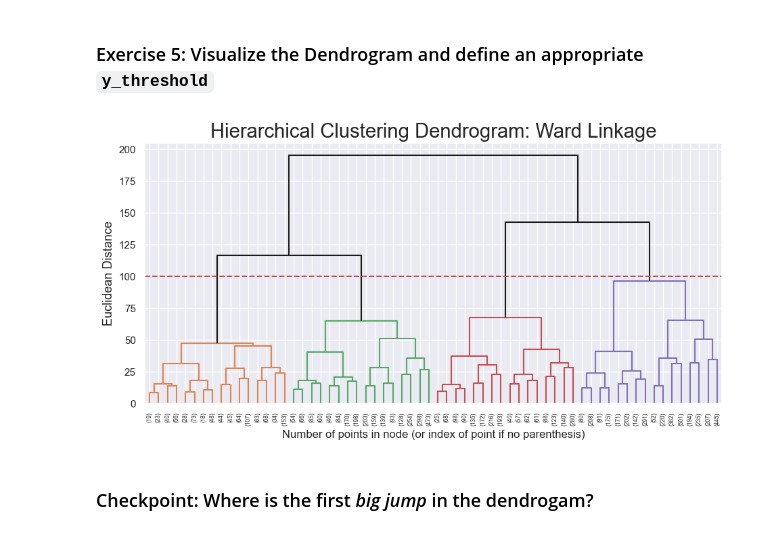
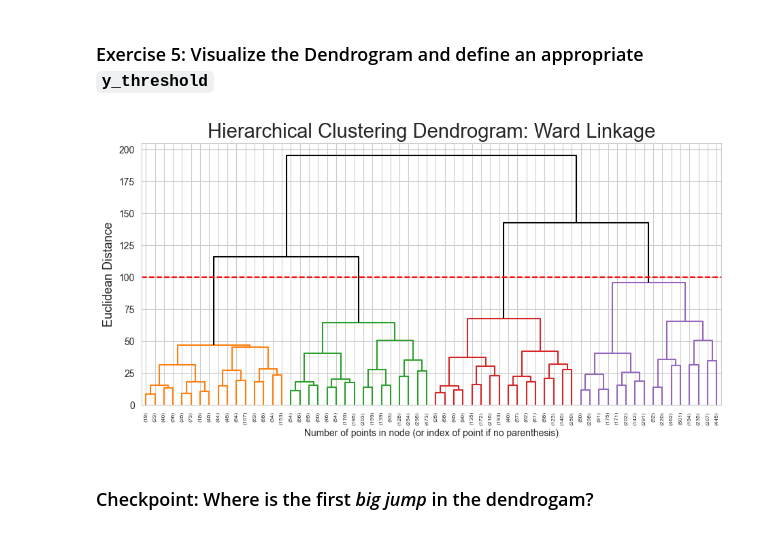
Before and after one commit to anacaleiro/Priv_DM2627, a Jupyter notebook: notebooks/lab08_hierarchical_clustering.ipynb, the cells around one changed output. Drawn from its saved outputs; the diff is of its cells as text; code cells hidden in the pictures.

```diff
--- a/notebooks/lab08_hierarchical_clustering.ipynb
+++ b/notebooks/lab08_hierarchical_clustering.ipynb
@@ -13,7 +13,7 @@ import seaborn as sns
 from sklearn.cluster import AgglomerativeClustering
 from scipy.cluster.hierarchy import linkage, dendrogram
 
-sns.set()
+sns.set_style()
 # %% [markdown]
 **Please download:**
 
@@ -644,7 +645,7 @@ r2_hc_methods
 | 9 | 0.548259 | 0.442085 | 0.218750 | 0.003383 |
 | 10 | 0.562671 | 0.496756 | 0.243123 | 0.003814 |
 # %%
-sns.set()
+sns.set_style("whitegrid")
 
 # Plot data
 fig = plt.figure(figsize=(11,5))
@@ -729,20 +730,20 @@ linkage_matrix.shape
 ### Exercise 5: Visualize the Dendrogram and define an appropriate `y_threshold`
 # %%
 # Plot the corresponding dendrogram
-sns.set()
+sns.set_style("whitegrid")
 fig = plt.figure(figsize=(11,5))
 # The Dendrogram parameters need to be tuned
 Y_THRESHOLD = 100 # CODE HERE
 dendrogram(linkage_matrix, truncate_mode='level', p=5, color_threshold=Y_THRESHOLD, above_threshold_color='k')
     # You can play with 'truncate_mode' and 'p' define what level the dendrogram shows
     # above_threshold_color='k' forces black color for the lines above the threshold)
 plt.hlines(Y_THRESHOLD, 0, 1000, colors="r", linestyles="dashed")
 plt.title(f'Hierarchical Clustering Dendrogram: Ward Linkage', fontsize=21)
 plt.xlabel('Number of points in node (or index of point if no parenthesis)')
 plt.ylabel(f'{distance.title()} Distance', fontsize=13)
 plt.show()
 # %% [output]
-[figure, old version]
+[figure, new version]
 # %% [markdown]
 ### Checkpoint: Where is the first *big jump* in the dendrogam?
 # %% [markdown]
```
Also changed, not shown: parts of 13 cells of this notebook, 1 other file.
